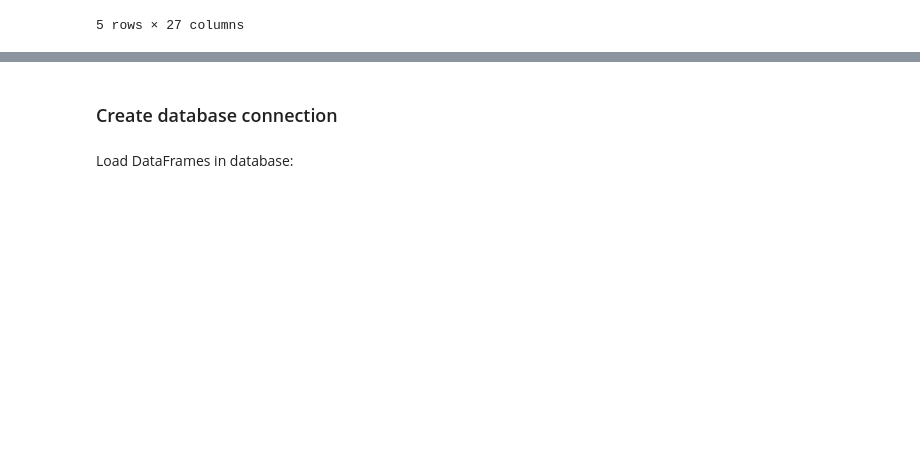
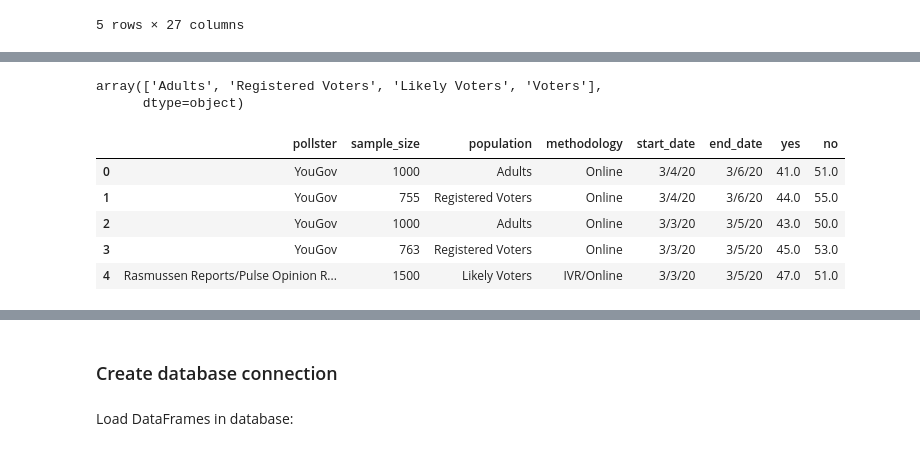
Before and after one commit to rose-gonoud/ETLproject, a Jupyter notebook: ETL_data_cleaning.ipynb, the cells around one changed output, grey strips where cells are left out. Drawn from its saved outputs; the diff is of its cells as text; code cells hidden in the pictures; blank space fills up the shorter version.

```diff
--- a/ETL_data_cleaning.ipynb
+++ b/ETL_data_cleaning.ipynb
@@ -66,0 +113,35 @@ array(['YouGov', 'Rasmussen Reports/Pulse Opinion Research',
+# %%
+# Create a dictionary to expand the abbreviations used by 538 for population to more closely match those used by Huff Post
+_538_huff_pop_dict = {
+    "a": "Adults",
+    "rv": "Registered Voters",
+    "v": "Voters",
+    "lv": "Likely Voters"
+}
+# %%
+# Rename populations in the 538 data frame to more closely match those in the Huff Post data frame
+FiveThirtyEight.replace(_538_huff_pop_dict, inplace=True)
+FiveThirtyEight['population'].unique()
+# %% [output]
+array(['Adults', 'Registered Voters', 'Likely Voters', 'Voters'],
+      dtype=object)
+# %%
+# Create trimmed 538 data frame
+_538_trimmed = FiveThirtyEight[["pollster",
+                               "sample_size",
+                               "population",
+                               "methodology",
+                               "start_date",
+                               "end_date",
+                               "yes",
+                               "no"
+                               ]
+                              ]
+_538_trimmed.head()
+# %% [output]
+|  | pollster | sample_size | population | methodology | start_date | end_date | yes | no |
+| 0 | YouGov | 1000 | Adults | Online | 3/4/20 | 3/6/20 | 41.0 | 51.0 |
+| 1 | YouGov | 755 | Registered Voters | Online | 3/4/20 | 3/6/20 | 44.0 | 55.0 |
+| 2 | YouGov | 1000 | Adults | Online | 3/3/20 | 3/5/20 | 43.0 | 50.0 |
+| 3 | YouGov | 763 | Registered Voters | Online | 3/3/20 | 3/5/20 | 45.0 | 53.0 |
+| 4 | Rasmussen Reports/Pulse Opinion R... | 1500 | Likely Voters | IVR/Online | 3/3/20 | 3/5/20 | 47.0 | 51.0 |
```
Also changed, not shown: parts of 13 cells of this notebook.
